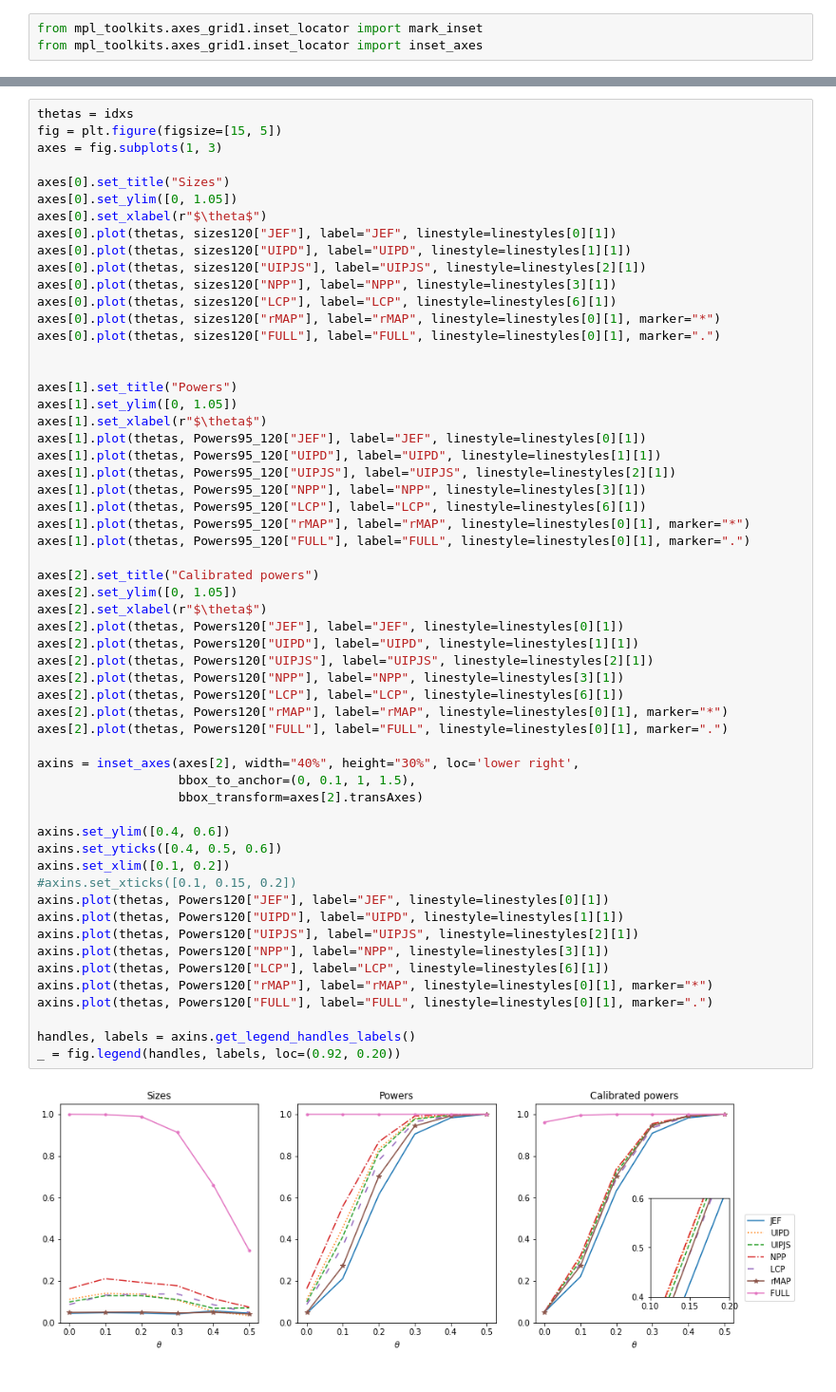
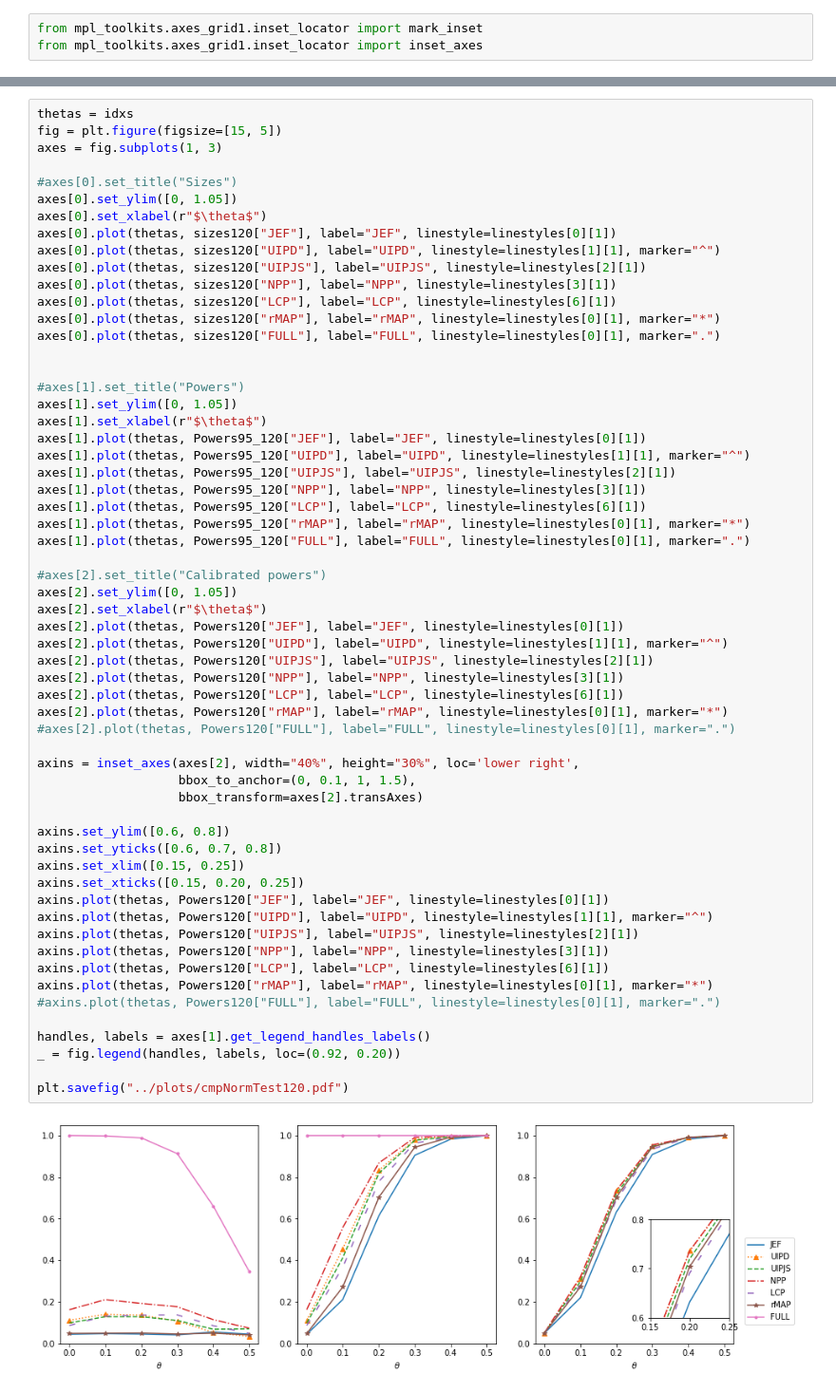
Before and after one commit to JINhuaqing/UIP, a Jupyter notebook: NormSetting/Norm_ana_test.ipynb, the cells around one changed output, grey strips where cells are left out. Shown: that part at 95% size. Cells and saved outputs as stored; diff of their text form.

```diff
--- a/NormSetting/Norm_ana_test.ipynb
+++ b/NormSetting/Norm_ana_test.ipynb
@@ -434,11 +436,11 @@ thetas = idxs
 fig = plt.figure(figsize=[15, 5])
 axes = fig.subplots(1, 3)
 
-axes[0].set_title("Sizes")
+#axes[0].set_title("Sizes")
 axes[0].set_ylim([0, 1.05])
 axes[0].set_xlabel(r"$\theta$")
 axes[0].plot(thetas, sizes120["JEF"], label="JEF", linestyle=linestyles[0][1])
-axes[0].plot(thetas, sizes120["UIPD"], label="UIPD", linestyle=linestyles[1][1])
+axes[0].plot(thetas, sizes120["UIPD"], label="UIPD", linestyle=linestyles[1][1], marker="^")
 axes[0].plot(thetas, sizes120["UIPJS"], label="UIPJS", linestyle=linestyles[2][1])
 axes[0].plot(thetas, sizes120["NPP"], label="NPP", linestyle=linestyles[3][1])
 axes[0].plot(thetas, sizes120["LCP"], label="LCP", linestyle=linestyles[6][1])
@@ -446,45 +448,47 @@ axes[0].plot(thetas, sizes120["rMAP"], label="rMAP", linestyle=linestyles[0][1],
 axes[0].plot(thetas, sizes120["FULL"], label="FULL", linestyle=linestyles[0][1], marker=".")
 
 
-axes[1].set_title("Powers")
+#axes[1].set_title("Powers")
 axes[1].set_ylim([0, 1.05])
 axes[1].set_xlabel(r"$\theta$")
 axes[1].plot(thetas, Powers95_120["JEF"], label="JEF", linestyle=linestyles[0][1])
-axes[1].plot(thetas, Powers95_120["UIPD"], label="UIPD", linestyle=linestyles[1][1])
+axes[1].plot(thetas, Powers95_120["UIPD"], label="UIPD", linestyle=linestyles[1][1], marker="^")
 axes[1].plot(thetas, Powers95_120["UIPJS"], label="UIPJS", linestyle=linestyles[2][1])
 axes[1].plot(thetas, Powers95_120["NPP"], label="NPP", linestyle=linestyles[3][1])
 axes[1].plot(thetas, Powers95_120["LCP"], label="LCP", linestyle=linestyles[6][1])
 axes[1].plot(thetas, Powers95_120["rMAP"], label="rMAP", linestyle=linestyles[0][1], marker="*")
 axes[1].plot(thetas, Powers95_120["FULL"], label="FULL", linestyle=linestyles[0][1], marker=".")
 
-axes[2].set_title("Calibrated powers")
+#axes[2].set_title("Calibrated powers")
 axes[2].set_ylim([0, 1.05])
 axes[2].set_xlabel(r"$\theta$")
 axes[2].plot(thetas, Powers120["JEF"], label="JEF", linestyle=linestyles[0][1])
-axes[2].plot(thetas, Powers120["UIPD"], label="UIPD", linestyle=linestyles[1][1])
+axes[2].plot(thetas, Powers120["UIPD"], label="UIPD", linestyle=linestyles[1][1], marker="^")
 axes[2].plot(thetas, Powers120["UIPJS"], label="UIPJS", linestyle=linestyles[2][1])
 axes[2].plot(thetas, Powers120["NPP"], label="NPP", linestyle=linestyles[3][1])
 axes[2].plot(thetas, Powers120["LCP"], label="LCP", linestyle=linestyles[6][1])
 axes[2].plot(thetas, Powers120["rMAP"], label="rMAP", linestyle=linestyles[0][1], marker="*")
-axes[2].plot(thetas, Powers120["FULL"], label="FULL", linestyle=linestyles[0][1], marker=".")
+#axes[2].plot(thetas, Powers120["FULL"], label="FULL", linestyle=linestyles[0][1], marker=".")
 
 axins = inset_axes(axes[2], width="40%", height="30%", loc='lower right',
                    bbox_to_anchor=(0, 0.1, 1, 1.5),
                    bbox_transform=axes[2].transAxes)
 
-axins.set_ylim([0.4, 0.6])
-axins.set_yticks([0.4, 0.5, 0.6])
-axins.set_xlim([0.1, 0.2])
-#axins.set_xticks([0.1, 0.15, 0.2])
+axins.set_ylim([0.6, 0.8])
+axins.set_yticks([0.6, 0.7, 0.8])
+axins.set_xlim([0.15, 0.25])
+axins.set_xticks([0.15, 0.20, 0.25])
 axins.plot(thetas, Powers120["JEF"], label="JEF", linestyle=linestyles[0][1])
-axins.plot(thetas, Powers120["UIPD"], label="UIPD", linestyle=linestyles[1][1])
+axins.plot(thetas, Powers120["UIPD"], label="UIPD", linestyle=linestyles[1][1], marker="^")
 axins.plot(thetas, Powers120["UIPJS"], label="UIPJS", linestyle=linestyles[2][1])
 axins.plot(thetas, Powers120["NPP"], label="NPP", linestyle=linestyles[3][1])
 axins.plot(thetas, Powers120["LCP"], label="LCP", linestyle=linestyles[6][1])
 axins.plot(thetas, Powers120["rMAP"], label="rMAP", linestyle=linestyles[0][1], marker="*")
-axins.plot(thetas, Powers120["FULL"], label="FULL", linestyle=linestyles[0][1], marker=".")
+#axins.plot(thetas, Powers120["FULL"], label="FULL", linestyle=linestyles[0][1], marker=".")
 
-handles, labels = axins.get_legend_handles_labels()
+handles, labels = axes[1].get_legend_handles_labels()
 _ = fig.legend(handles, labels, loc=(0.92, 0.20))
+
+plt.savefig("../plots/cmpNormTest120.pdf")
 # %% [output]
-[figure, old version]
+[figure, new version]
```
Also changed, not shown: parts of 1 cell of this notebook, 25 other files.
